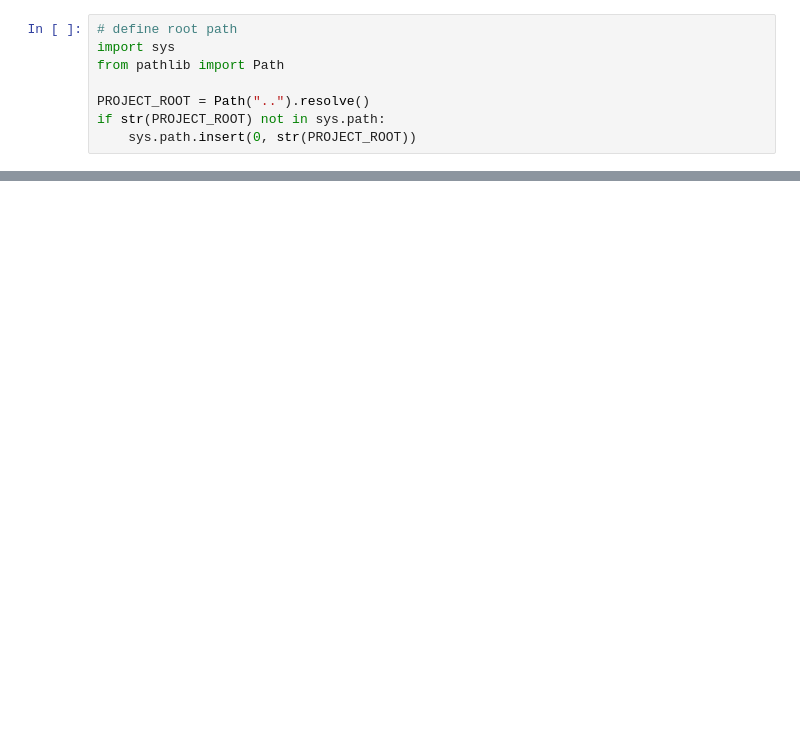
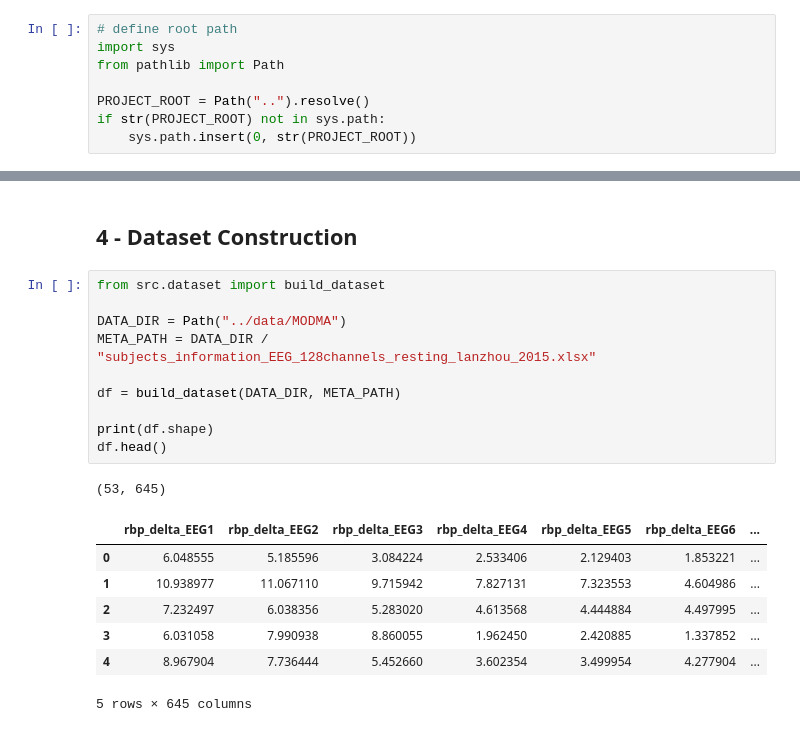
Before and after one commit to TaiMann2121/modma-depression-eeg, a Jupyter notebook: notebooks/01_exploration.ipynb, the cells around one changed output, grey strips where cells are left out. Cells and saved outputs as stored; diff of their text form; blank space fills up the shorter version.

Commit message:
Build subject level EEG dataset and baseline ML Results

```diff
--- a/notebooks/01_exploration.ipynb
+++ b/notebooks/01_exploration.ipynb
@@ -79,0 +157,21 @@ print("Finite:", np.isfinite(feat_only.values).all())
+# %% [markdown]
+## 4 - Dataset Construction
+# %%
+from src.dataset import build_dataset
+
+DATA_DIR = Path("../data/MODMA")
+META_PATH = DATA_DIR / "subjects_information_EEG_128channels_resting_lanzhou_2015.xlsx"
+
+df = build_dataset(DATA_DIR, META_PATH)
+
+print(df.shape)
+df.head()
+# %% [output]
+(53, 645)
+|  | rbp_delta_EEG1 | rbp_delta_EEG2 | rbp_delta_EEG3 | rbp_delta_EEG4 | rbp_delta_EEG5 | rbp_delta_EEG6 | ... |
+| 0 | 6.048555 | 5.185596 | 3.084224 | 2.533406 | 2.129403 | 1.853221 | ... |
+| 1 | 10.938977 | 11.067110 | 9.715942 | 7.827131 | 7.323553 | 4.604986 | ... |
+| 2 | 7.232497 | 6.038356 | 5.283020 | 4.613568 | 4.444884 | 4.497995 | ... |
+| 3 | 6.031058 | 7.990938 | 8.860055 | 1.962450 | 2.420885 | 1.337852 | ... |
+| 4 | 8.967904 | 7.736444 | 5.452660 | 3.602354 | 3.499954 | 4.277904 | ... |
+5 rows × 645 columns
```
Also changed, not shown: parts of 20 cells of this notebook, 1 other file.
